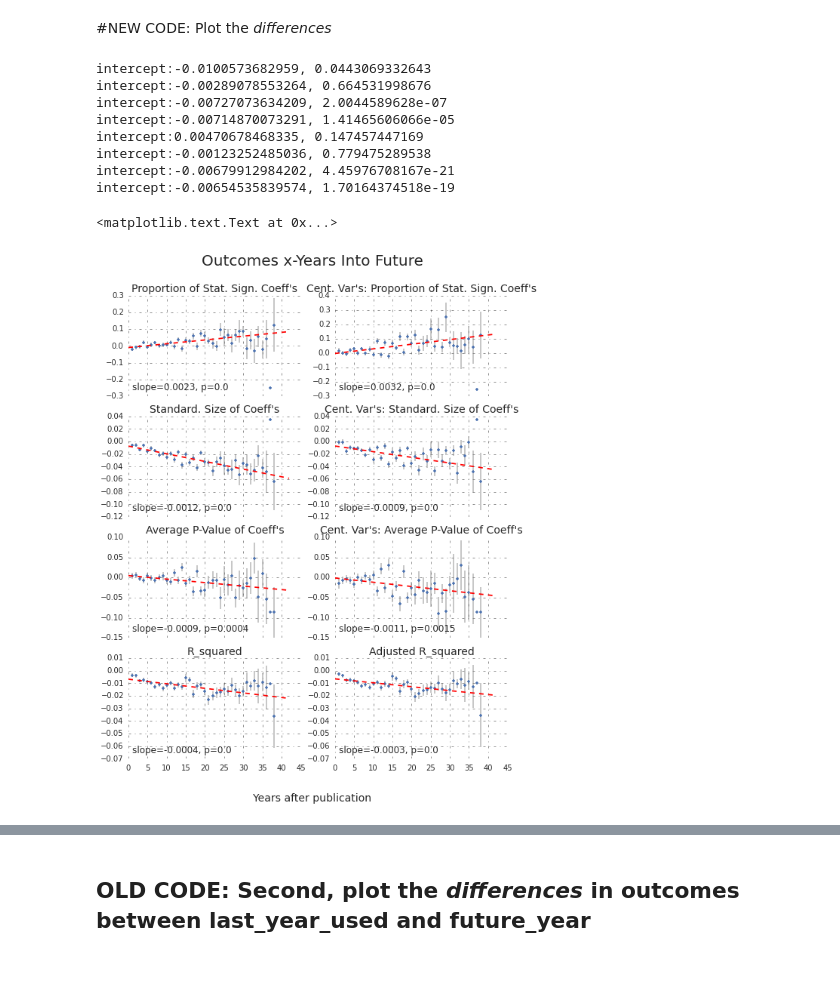
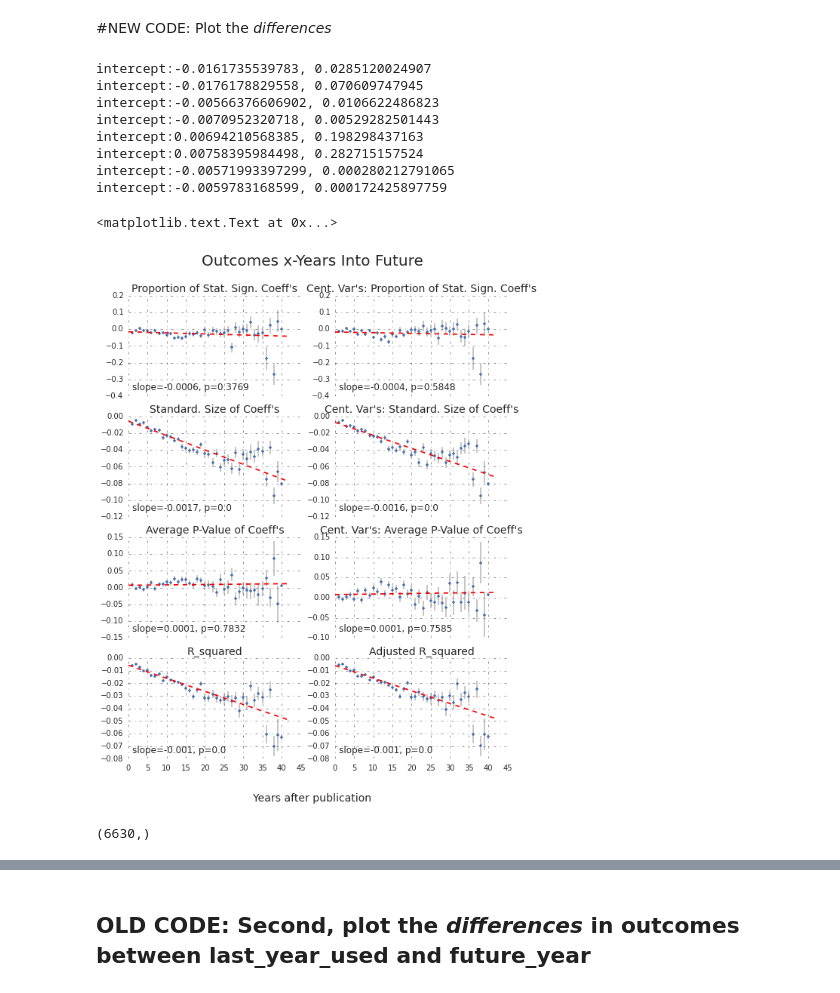
Before and after one commit to KnowledgeLab/GSS_code, a Jupyter notebook: minianalysis_last_year_used_vs_x_years_into_future/minianalysis__last_year_used_vs_x_years_into_future.ipynb, the cells around one changed output, grey strips where cells are left out. Drawn from its saved outputs; the diff is of its cells as text; code cells hidden in the pictures.

```diff
--- a/minianalysis_last_year_used_vs_x_years_into_future/minianalysis__last_year_used_vs_x_years_into_future.ipynb
+++ b/minianalysis_last_year_used_vs_x_years_into_future/minianalysis__last_year_used_vs_x_years_into_future.ipynb
@@ -55,7 +53,7 @@ if __name__ == "__main__":
     dataCont = GU.dataContainer(pathToData)
 
     articlesToUse = GU.filterArticles(dataCont.articleClasses, GSSYearsUsed=True, GSSYearsPossible=True, centralIVs=False, \
-                                     linearModels=True)
+                                     linearModels=False)
     print 'len of articleClasses:', len(articlesToUse)
 #     raw_input('...')
 
@@ -64,8 +62,8 @@ if __name__ == "__main__":
     group2 = 'on_future_year'
     output = defaultdict(dict)
     groups = [group1, group2]
-    outcomes = ['propSig', 'paramSizesNormed', 'Rs', 'adjRs', 'pvalues', 'numTotal', \
-                'propSig_CentralVars', 'paramSizesNormed_CentralVars', 'pvalues_CentralVars']
+    outcomes = ['propSig', 'paramSizesNormed', 'Rs', 'adjRs',  'numTotal', \ #'pvalues',
+                'propSig_CentralVars', 'paramSizesNormed_CentralVars'] #'pvalues_CentralVars'
 
     for yr in range(43):
 #         output[yr] = {}
@@ -82,7 +80,7 @@ if __name__ == "__main__":
     for article in articlesToUse:
     #for article in [a for a in articlesToUse if a.articleID == 6755]:
 
-        print 'Processing article:', article.articleID
+        print '\n\n============================================\nProcessing article:', article.articleID
 
         '''
         # define the outcomes I'm interseted in for the two groups. td = "temp data"
@@ -176,6 +174,7 @@ if __name__ == "__main__":
                 output[futureYear - maxYearUsed]['metadata']['future_GSS_year'].append(futureYear)
                 output[futureYear - maxYearUsed]['metadata']['articleID'].append(article.articleID)
 
+pickle.dump(output, open('output.pickle', 'w'))
 #     print 'TTests'
 
 #     for year in range(43):
@@ -196,4 +203,11 @@ output = pickle.load(open('output.pickle'))
 # %%
+output = pickle.load(open('output.pickle'))
+group1 = 'on_last_year_of_data'
+group2 = 'on_future_year'
+groups = [group1, group2]
+outcomes = ['propSig', 'paramSizesNormed', 'Rs', 'adjRs', 'pvalues', 'numTotal', \
+            'propSig_CentralVars', 'paramSizesNormed_CentralVars', 'pvalues_CentralVars']
+
 # info on the articles used
 all_articles = []
 for yr in range(43):
@@ -366,10 +376,15 @@ for i, outcome in enumerate(outcomes_ordered):
     yerr = [nanstd(x)/np.sqrt(len(x)) for x in yearlyDiffs]
     means = [nanmean(x) for x in yearlyDiffs]
 
+    #for clustered errors
+    article_indices = np.array(np.sum([output[yr]['metadata']['articleID'] for yr in YEARS]))
+
     x, y = [], []
     for yr in YEARS:
          x.extend([yr]*len(yearlyDiffs[yr]))
          y.extend(yearlyDiffs[yr])
+    x = np.array(x)
+    y = np.array(y)
 #          y_means.append(np.mean(output[yr][group2][outcome]))
 
     #         for diffy in yearlyDiffs[j]:
@@ -384,41 +399,48 @@ for i, outcome in enumerate(outcomes_ordered):
 #     axarr[i].plot(x, y, '.', alpha=0.1)
 #            errorbar(years, means, yerr=yerr)
 
 #     ylabel('Change in ' + outcomeMap[outcome])
 
     axarr[i].plot(YEARS, means, '.')
     axarr[i].errorbar(YEARS, means, yerr=yerr, linestyle='None', alpha=0.5, color='gray')
 
     axarr[i].set_title(outcomeMap[outcome], fontsize=14)
 
     # add regression line
     formula = outcome+'~years'
-#     result = smf.rlm(formula, data=pd.DataFrame({'years':x, outcome:y}).dropna(axis=0), missing='drop').fit()
-    result = smf.ols(formula, data=pd.DataFrame({'years':x, outcome:y}).dropna(axis=0), missing='drop').fit()
+
+    mask = ~np.isnan(y)
+    result = smf.ols(formula, data=pd.DataFrame({'years':x[mask], outcome:y[mask]}).dropna(axis=0),
+                     missing='drop').fit(cov_type='cluster', cov_kwds=dict(groups=article_indices[mask]))
+
     axarr[i].plot(YEARS, np.array(YEARS)*result.params[1] + result.params[0], 'r--')
 
     # add the slope and its p-value
     axarr[i].annotate('slope=' + str(np.around(result.params[1],4))+ ', p=' + str(np.around(result.pvalues[1],4)),
                       xy=(0, 0), xycoords='axes fraction', fontsize=12, ha='left', va='bottom',
                       xytext=(5,5), textcoords='offset points')
 
     # print the intercept and its p-value for my inspection, not on the figure
     print 'intercept:'+str(result.params[0])+', '+str(result.pvalues[0])
     axarr[i].grid(alpha=0.5)
 
 # add title and common x-label
 f.text(0.5, 0.05, 'Years after publication', ha='center',  va='bottom',fontsize=14)
 f.text(0.5, 1-0.05, 'Outcomes x-Years Into Future', ha='center', fontsize=20)
 
 # savefig('../../Images/9-29-2014--outcomes_last_year_vs_x_years_into_future_all_8.png')
 # %% [output]
-intercept:-0.0100573682959, 0.0443069332643
-intercept:-0.00289078553264, 0.664531998676
-intercept:-0.00727073634209, 2.0044589628e-07
-intercept:-0.00714870073291, 1.41465606066e-05
-intercept:0.00470678468335, 0.147457447169
-intercept:-0.00123252485036, 0.779475289538
-intercept:-0.00679912984202, 4.45976708167e-21
-intercept:-0.00654535839574, 1.70164374518e-19
+intercept:-0.0161735539783, 0.0285120024907
+intercept:-0.0176178829558, 0.070609747945
+intercept:-0.00566376606902, 0.0106622486823
+intercept:-0.0070952320718, 0.00529282501443
+intercept:0.00694210568385, 0.198298437163
+intercept:0.00758395984498, 0.282715157524
+intercept:-0.00571993397299, 0.000280212791065
+intercept:-0.0059783168599, 0.000172425897759
 <matplotlib.text.Text at 0x...>
-[figure, old version]
+[figure, new version]
+# %%
+np.array(article_indices)[mask].shape
+# %% [output]
+(6630,)
```
Also changed, not shown: parts of 10 cells of this notebook, 23 other files.
